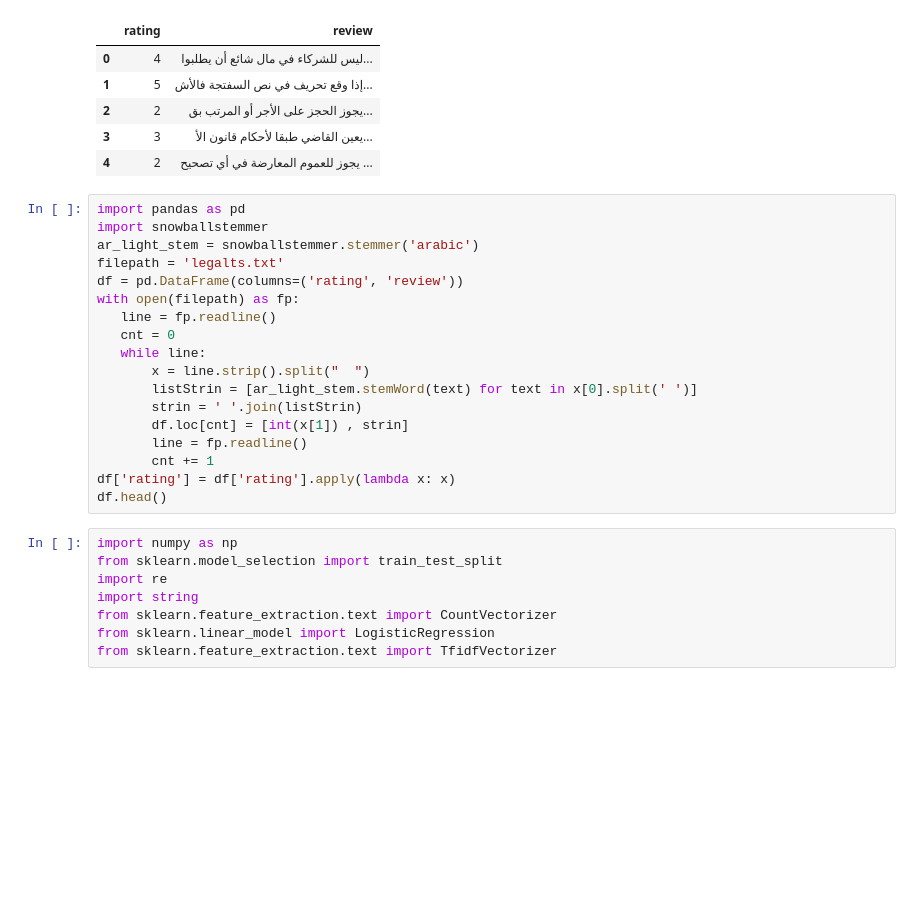
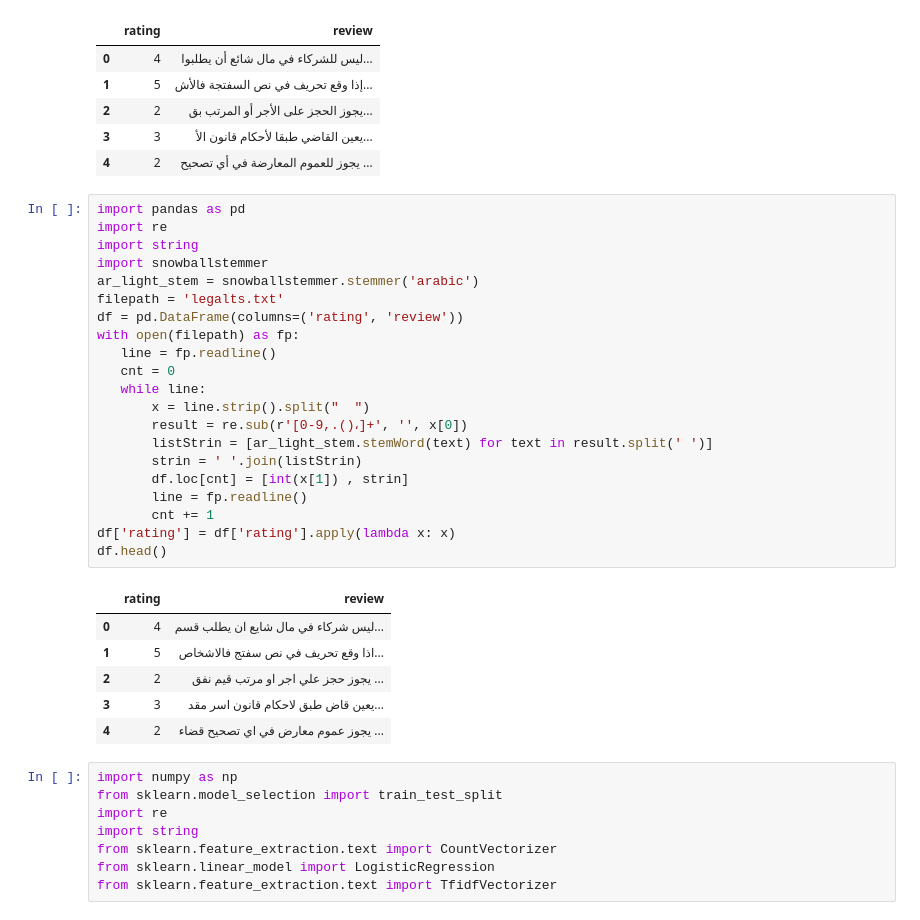
Before and after one commit to abdallaho98/AutoSpeech, a Jupyter notebook: NB_and_Logistical_Regression.ipynb, the cells around one changed output. Cells and saved outputs as stored; diff of their text form; blank space fills up the shorter version.

```diff
--- a/NB_and_Logistical_Regression.ipynb
+++ b/NB_and_Logistical_Regression.ipynb
@@ -53,22 +53,32 @@ df.head()
 | 4 | 2 | يجوز للعموم المعارضة في أي تصحيح ... |
 # %%
 import pandas as pd
+import re
+import string
 import snowballstemmer
 ar_light_stem = snowballstemmer.stemmer('arabic')
 filepath = 'legalts.txt'
 df = pd.DataFrame(columns=('rating', 'review'))
 with open(filepath) as fp:
    line = fp.readline()
    cnt = 0
    while line:
        x = line.strip().split("  ")
-       listStrin = [ar_light_stem.stemWord(text) for text in x[0].split(' ')]
+       result = re.sub(r'[0-9,.()،]+', '', x[0])
+       listStrin = [ar_light_stem.stemWord(text) for text in result.split(' ')]
        strin = ' '.join(listStrin)
        df.loc[cnt] = [int(x[1]) , strin]
        line = fp.readline()
        cnt += 1
 df['rating'] = df['rating'].apply(lambda x: x)
 df.head()
+# %% [output]
+|  | rating | review |
+| 0 | 4 | ليس شركاء في مال شايع ان يطلب قسم... |
+| 1 | 5 | اذا وقع تحريف في نص سفتج فالاشخاص... |
+| 2 | 2 | يجوز حجز علي اجر او مرتب قيم نفق ... |
+| 3 | 3 | يعين قاض طبق لاحكام قانون اسر مقد... |
+| 4 | 2 | يجوز عموم معارض في اي تصحيح قضاء ... |
 # %%
 import numpy as np
 from sklearn.model_selection import train_test_split
```
Also changed, not shown: parts of 5 cells of this notebook.
